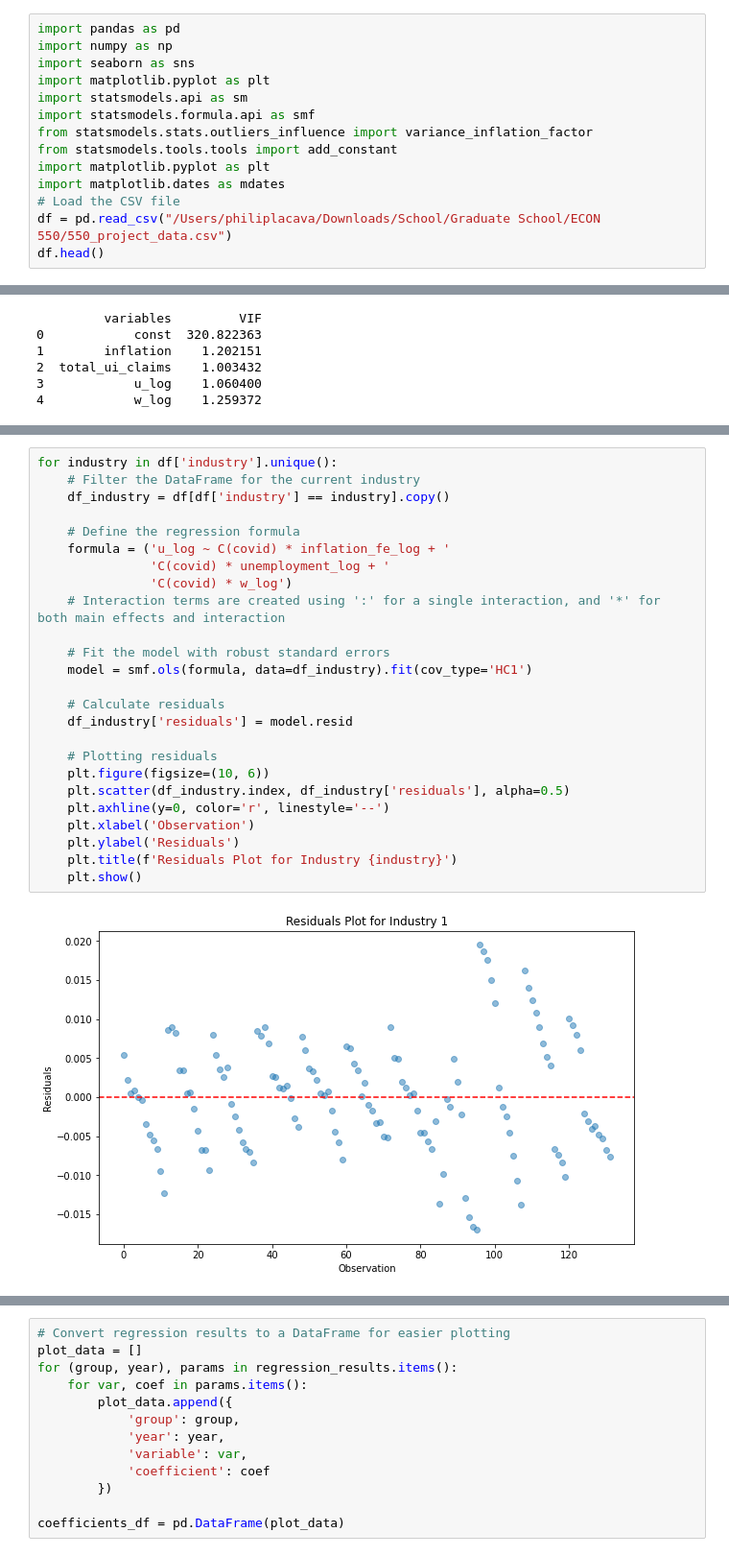
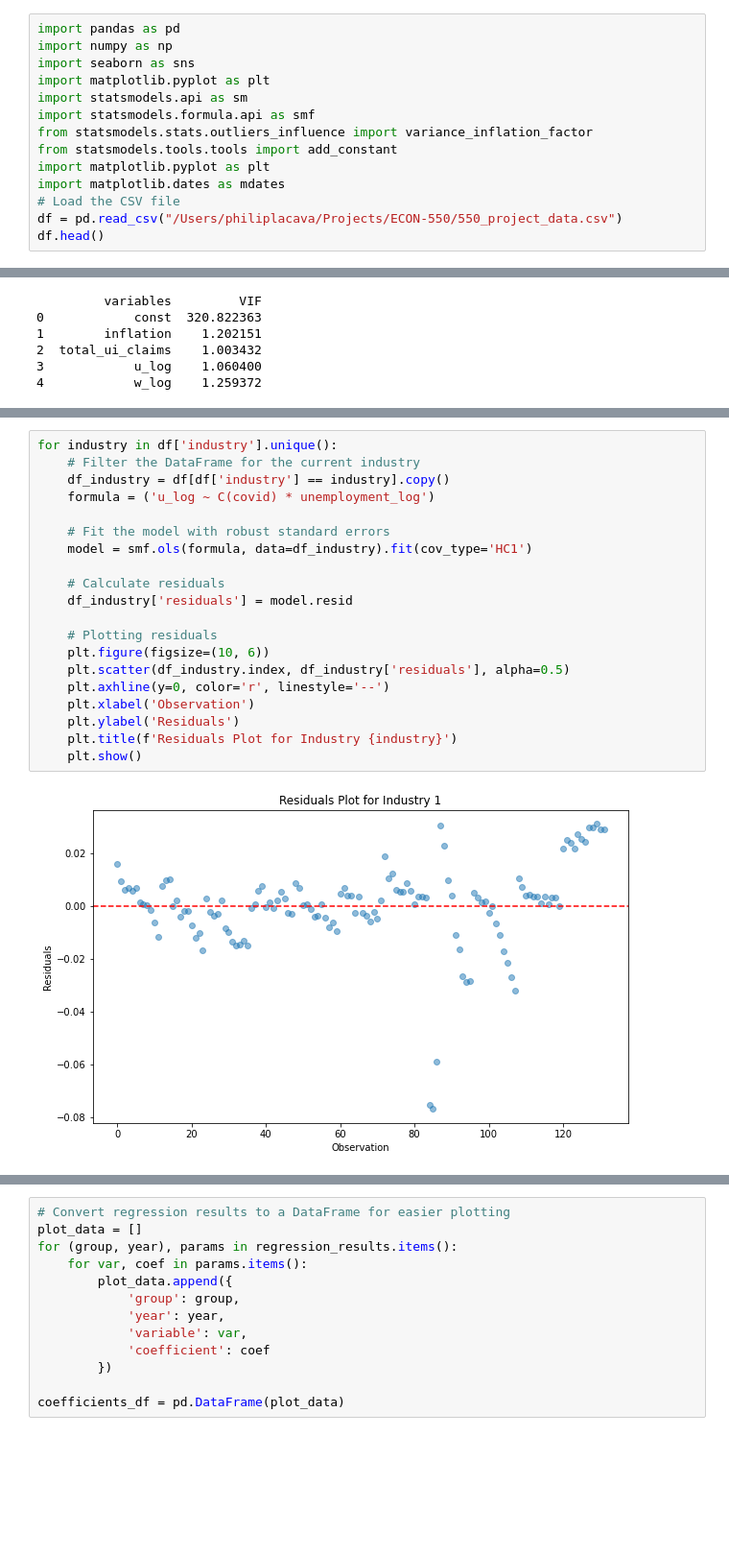
Before and after one commit to Philip-Lacava/ECON-550, a Jupyter notebook: ECON 550 Project.ipynb, the cells around one changed output, grey strips where cells are left out. Shown at 96% size. Saved outputs shown, nothing was run; the diff lists cells and outputs as text; blank space fills up the shorter version.

```diff
--- a/ECON 550 Project.ipynb
+++ b/ECON 550 Project.ipynb
@@ -10,7 +10,7 @@ from statsmodels.tools.tools import add_constant
 import matplotlib.pyplot as plt
 import matplotlib.dates as mdates
 # Load the CSV file
-df = pd.read_csv("/Users/philiplacava/Downloads/School/Graduate School/ECON 550/550_project_data.csv")
+df = pd.read_csv("/Users/philiplacava/Projects/ECON-550/550_project_data.csv")
 df.head()
 # %% [output]
 |  | inflation | inflation_no_f_e | unemployment | total_ui_claims | industry | jo | u | w | ... |
@@ -175,27 +170,22 @@ Notes:
 # %%
 for industry in df['industry'].unique():
     # Filter the DataFrame for the current industry
     df_industry = df[df['industry'] == industry].copy()
-
-    # Define the regression formula
-    formula = ('u_log ~ C(covid) * inflation_fe_log + '
-               'C(covid) * unemployment_log + '
-               'C(covid) * w_log')
-    # Interaction terms are created using ':' for a single interaction, and '*' for both main effects and interaction
+    formula = ('u_log ~ C(covid) * unemployment_log')
 
     # Fit the model with robust standard errors
     model = smf.ols(formula, data=df_industry).fit(cov_type='HC1')
 
     # Calculate residuals
     df_industry['residuals'] = model.resid
 
     # Plotting residuals
     plt.figure(figsize=(10, 6))
     plt.scatter(df_industry.index, df_industry['residuals'], alpha=0.5)
     plt.axhline(y=0, color='r', linestyle='--')
     plt.xlabel('Observation')
     plt.ylabel('Residuals')
     plt.title(f'Residuals Plot for Industry {industry}')
     plt.show()
 # %% [output]
-[figure, old version]
+[figure, new version]
```
Also changed, not shown: parts of 24 cells of this notebook, 1 other file.
